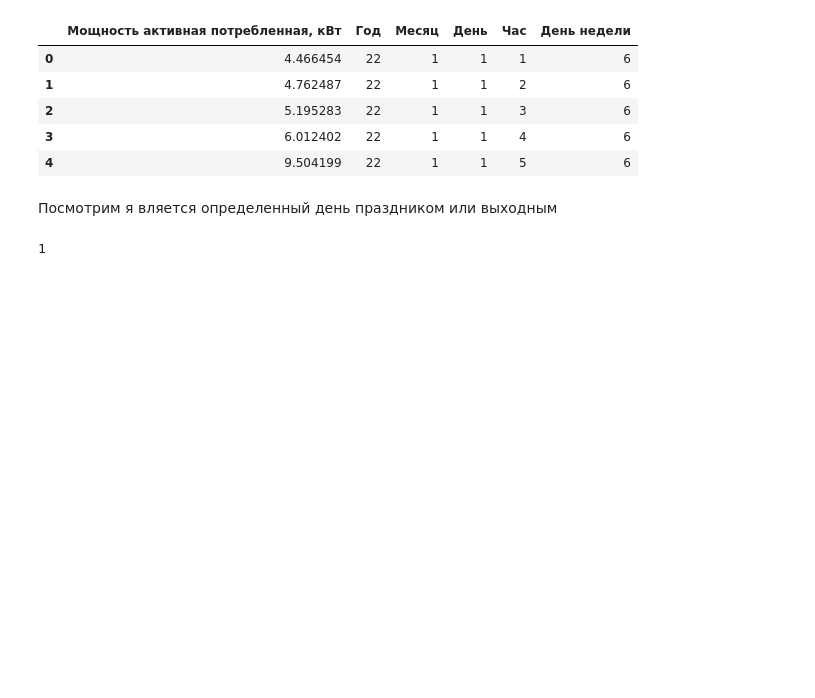
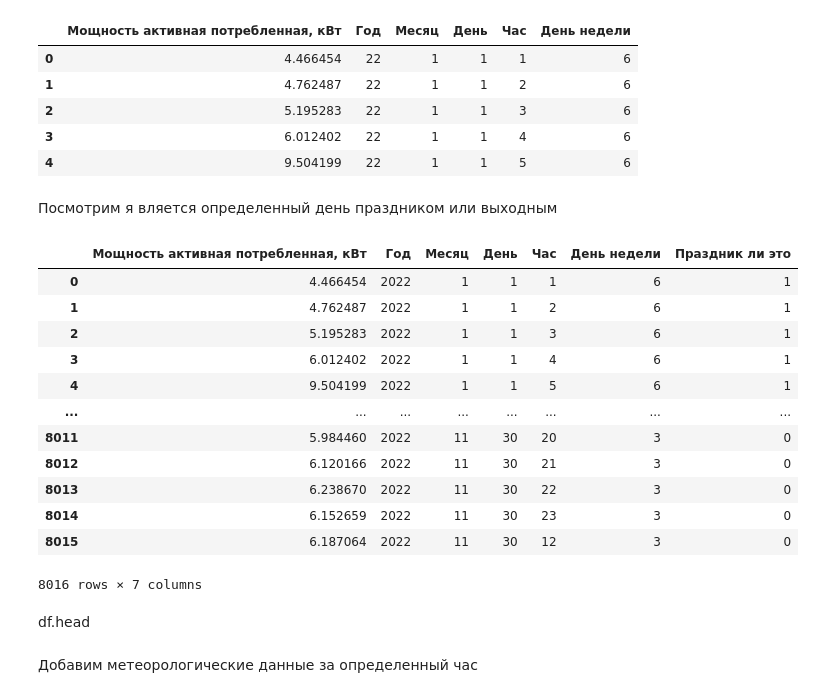
Before and after one commit to Argen7umCode/energy_prediction, a Jupyter notebook: data processing.ipynb, the cells around one changed output. Saved outputs shown, nothing was run; the diff lists cells and outputs as text; code cells hidden in the pictures; blank space fills up the shorter version.

```diff
--- a/data processing.ipynb
+++ b/data processing.ipynb
@@ -217,7 +217,27 @@ import datetime
 def is_the_day_weekend(year, month, day):
     url = f"https://isdayoff.ru/{datetime.datetime(year, month, day).strftime('%Y%m%d')}"
     return r.get(url).json()
-# %%
-is_the_day_weekend(2023, 1, 1)
-# %% [output]
-1
+# %%
+new_df['Год'] = ("20" + new_df['Год'].apply(str)).apply(int)
+# %%
+is_weekwed = [is_the_day_weekend(*tuple(a[1].values)) for a in new_df[['Год', "Месяц", "День"]].iterrows()]
+# %%
+new_df['Праздник ли это'] = is_weekwed
+# %%
+new_df
+# %% [output]
+|  | Мощность активная потребленная, кВт | Год | Месяц | День | Час | День недели | Праздник ли это |
+| 0 | 4.466454 | 2022 | 1 | 1 | 1 | 6 | 1 |
+| 1 | 4.762487 | 2022 | 1 | 1 | 2 | 6 | 1 |
+| 2 | 5.195283 | 2022 | 1 | 1 | 3 | 6 | 1 |
+| 3 | 6.012402 | 2022 | 1 | 1 | 4 | 6 | 1 |
+| 4 | 9.504199 | 2022 | 1 | 1 | 5 | 6 | 1 |
+| ... | ... | ... | ... | ... | ... | ... | ... |
+| 8011 | 5.984460 | 2022 | 11 | 30 | 20 | 3 | 0 |
+| 8012 | 6.120166 | 2022 | 11 | 30 | 21 | 3 | 0 |
+| 8013 | 6.238670 | 2022 | 11 | 30 | 22 | 3 | 0 |
+| 8014 | 6.152659 | 2022 | 11 | 30 | 23 | 3 | 0 |
+| 8015 | 6.187064 | 2022 | 11 | 30 | 12 | 3 | 0 |
+8016 rows × 7 columns
+# %% [markdown]
+df.head
@@ -223,0 +246,2 @@ is_the_day_weekend(2023, 1, 1)
+# %% [markdown]
+Добавим метеорологические данные за определенный час
```
Also changed, not shown: parts of 5 cells of this notebook, 1 other file.
